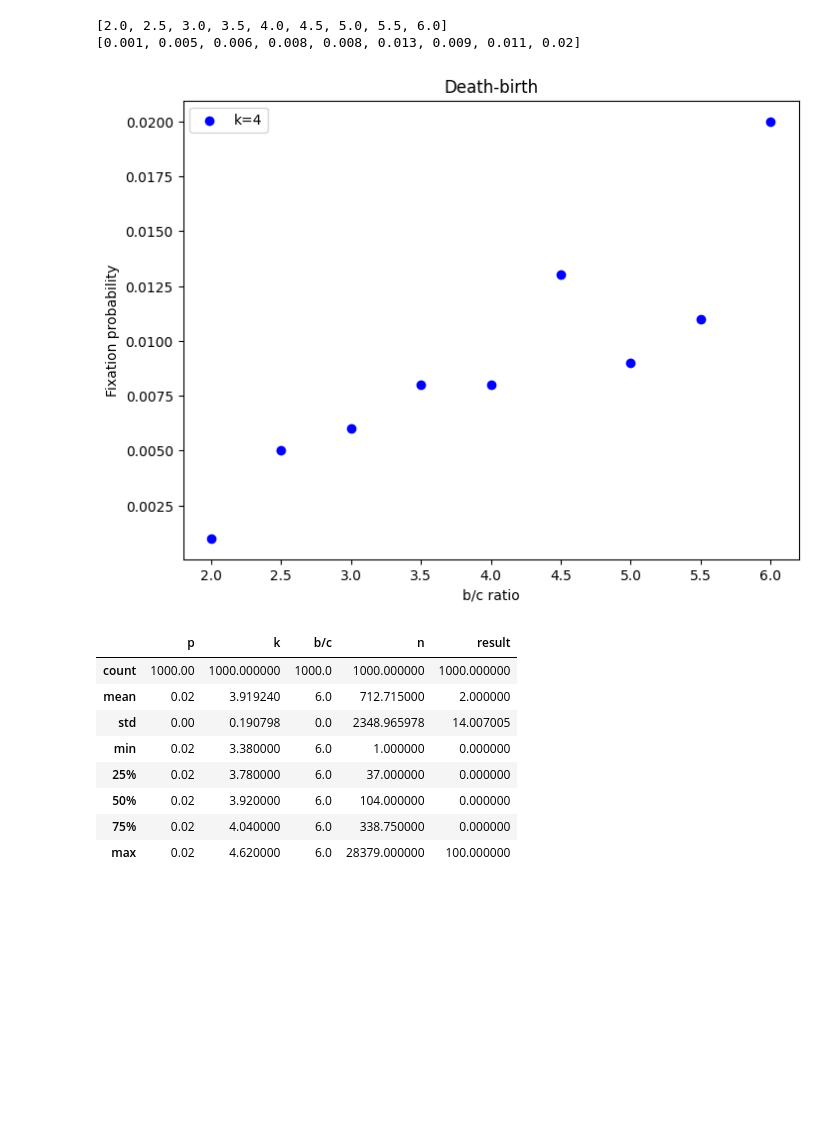
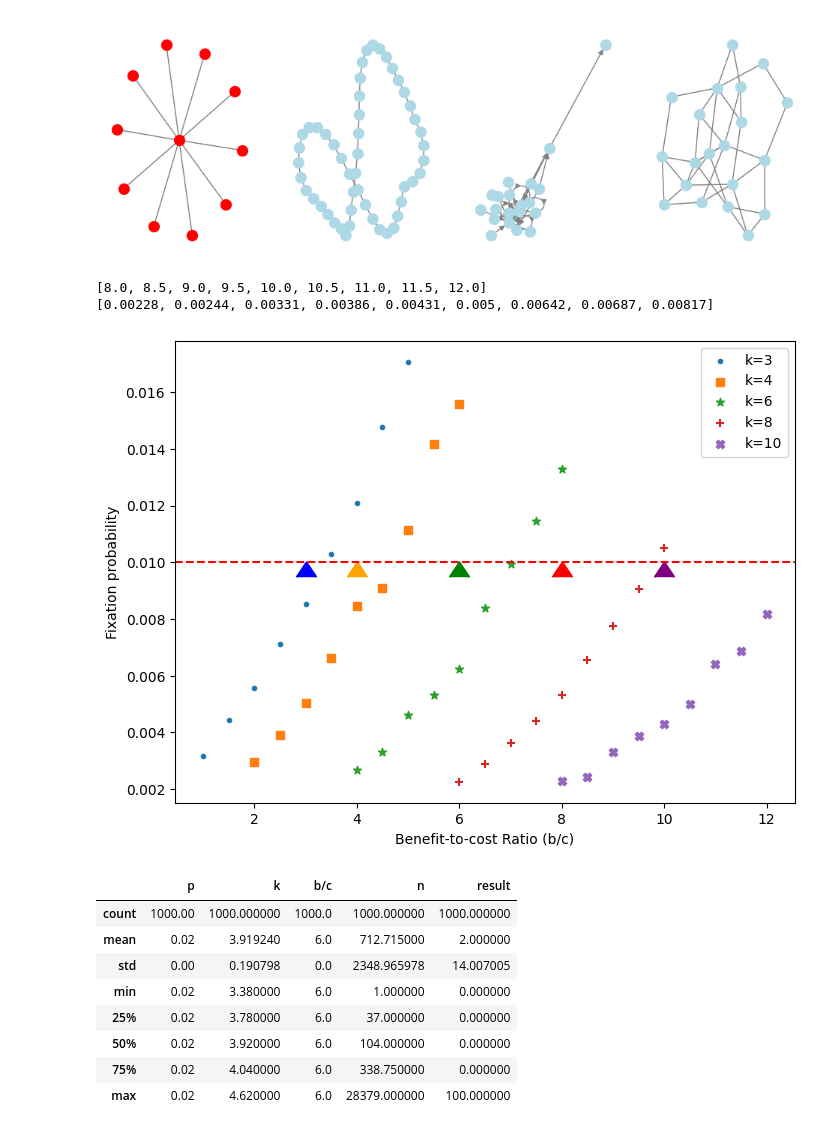
Before and after one commit to eoinohearn/MATH598, a Jupyter notebook: root/data.ipynb, the cells around one changed output. Drawn from its saved outputs; the diff is of its cells as text; code cells hidden in the pictures; blank space fills up the shorter version.

```diff
--- a/root/data.ipynb
+++ b/root/data.ipynb
@@ -69,29 +17,72 @@ df.describe()
+# %%
+fig, axs = plt.subplots(1,4, figsize=(12,4))
+
+G = nx.star_graph(10)
+nx.draw(G, edge_color='gray', node_color='red', node_size=100, ax=axs[0])
+
+G = nx.cycle_graph(50)
+nx.draw(G, edge_color='gray', node_color='lightblue', node_size=100, ax = axs[1])
+
+G = nx.scale_free_graph(20)
+nx.draw(G, edge_color='gray', node_color='lightblue', node_size=100, ax = axs[2])
+
+G = gnp_random_connected_graph(20, 0.1)
+nx.draw(G, edge_color='gray', node_color='red', node_size=100, ax = axs[3])
+
+
+
+#  3. Display the plot
+# plt.title("Random Connected Graph")
+plt.show()
+# %% [output]
+[figure, added]
 # %%
 
 ratios = []
 results =[]
 
 for x in range(0,9):
-    df = pd.read_csv(f"Output/output_GoG_4a/{x}.txt")
+    df = pd.read_csv(f"Output/output_GoG_10/{x}.txt")
     ratios.append(float(df[' b/c'].mean()))
-    results.append(len(df[df[' result']==100])/1000)
+    results.append(len(df[df[' result']==100])/100000)
 
 print(ratios)
 print(results)
 # %% [output]
-[2.0, 2.5, 3.0, 3.5, 4.0, 4.5, 5.0, 5.5, 6.0]
-[0.001, 0.005, 0.006, 0.008, 0.008, 0.013, 0.009, 0.011, 0.02]
+[8.0, 8.5, 9.0, 9.5, 10.0, 10.5, 11.0, 11.5, 12.0]
+[0.00228, 0.00244, 0.00331, 0.00386, 0.00431, 0.005, 0.00642, 0.00687, 0.00817]
-# %%
-fig, ax = plt.subplots(figsize=(8,6))
-
-ax.scatter(ratios, results, c='blue', label = 'k=4')
-ax.set_xlabel('b/c ratio')
-ax.set_ylabel('Fixation probability')
-ax.set_title('Death-birth')
-ax.legend()
-plt.show()
-# %% [output]
-[figure, removed]
+# %%
+fig, ax = plt.subplots(figsize=(8,6))
+markers = ['.', 's', '*', '+', 'X']
+m = 0
+for y in [3,4,6,8,10]:
+    ratios=[]
+    results=[]
+
+    for x in range(0,9):
+        df = pd.read_csv(f"Output/output_GoG_{y}/{x}.txt")
+        ratios.append(float(df[' b/c'].mean()))
+        results.append(len(df[df[' result']==100])/100000)
+
+    label = 'k='+str(y)
+    ax.scatter(ratios, results, label = label, marker = markers[m])
+    m+=1
+
+ax.scatter(3, 0.01, color='blue', marker=6, s=200)
+ax.scatter(4, 0.01, color='orange', marker=6, s=200)
+ax.scatter(6, 0.01, color='green', marker=6, s=200)
+ax.scatter(8, 0.01, color='red', marker=6, s=200)
+ax.scatter(10, 0.01, color='purple', marker=6, s=200)
+# , c='blue'
+ax.set_xlabel('Benefit-to-cost Ratio (b/c)')
+ax.set_ylabel('Fixation probability')
+# ax.set_title('Death-birth')
+plt.axhline(y=0.01, color='r', linestyle='--')
+ax.legend()
+plt.savefig('../img/simulation-data.png')
+plt.show()
+# %% [output]
+[figure, added]
 # %%
 df = pd.read_csv("Output/output_GoG_4a/8.txt")
 df.describe()
```
Also changed, not shown: parts of 7 cells of this notebook, 33 other files.
